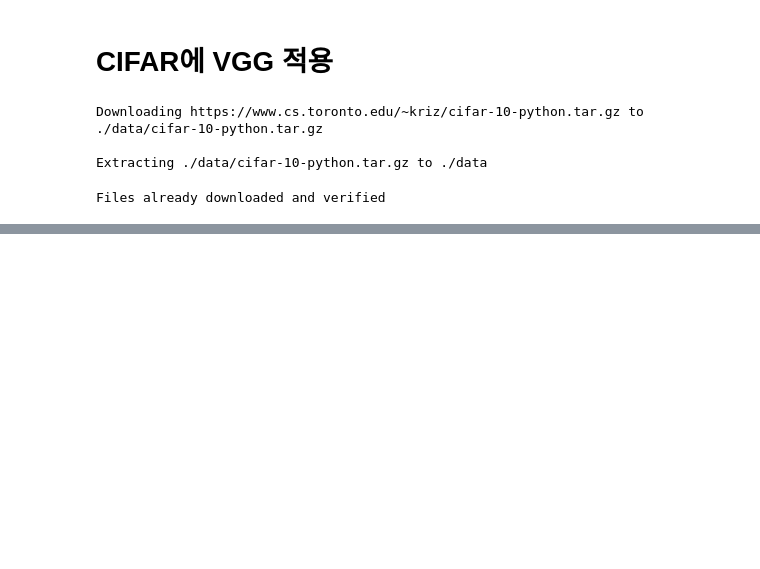
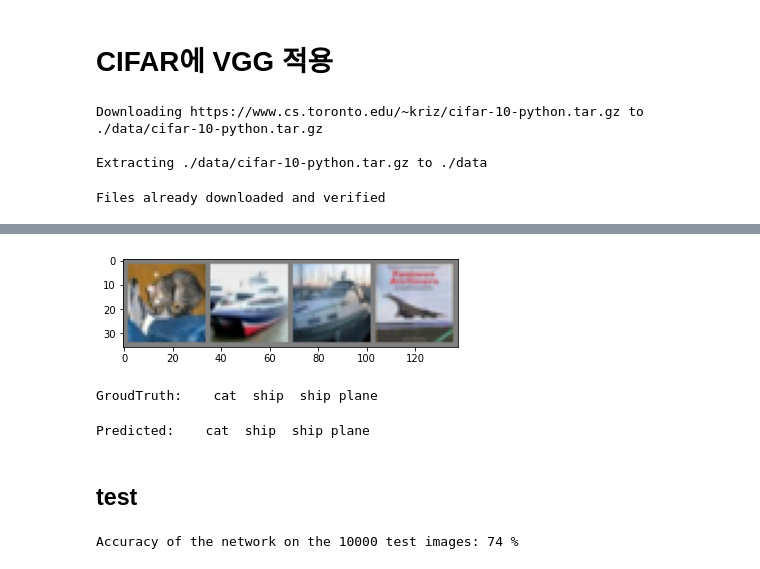
Before and after one commit to hbhb0311/Study, a Jupyter notebook: Pytorch/PART3-CNN/VGG.ipynb, the cells around one changed output, grey strips where cells are left out. Drawn from its saved outputs; the diff is of its cells as text; code cells hidden in the pictures; blank space fills up the shorter version.

```diff
--- a/Pytorch/PART3-CNN/VGG.ipynb
+++ b/Pytorch/PART3-CNN/VGG.ipynb
@@ -177,0 +278,20 @@ cfg = [32, 32, 'M', 64, 64, 128, 128, 128, 'M', 256, 256, 256, 512, 512, 512, 'M
+# %%
+import matplotlib.pyplot as plt
+import numpy as np
+%matplotlib inline
+# functions to show an image
+
+def imshow(img):
+    img = img / 2 + 0.5     # unnormalize
+    npimg = img.numpy()
+    plt.imshow(np.transpose(npimg, (1, 2, 0)))
+    plt.show()
+# %%
+dataiter = iter(testloader)
+images, labels = dataiter.next()
+
+imshow(torchvision.utils.make_grid(images))
+print('GroudTruth: ', ' '.join('%5s' % classes[labels[j]] for j in range(4)))
+# %% [output]
+[figure, added]
+GroudTruth:    cat  ship  ship plane
@@ -177,0 +300,24 @@ cfg = [32, 32, 'M', 64, 64, 128, 128, 128, 'M', 256, 256, 256, 512, 512, 512, 'M
+# %%
+_, predicted = torch.max(outputs, 1)
+print('Predicted: ', ' '.join('%5s' % classes[predicted[j]] for j in range(4)))
+# %% [output]
+Predicted:    cat  ship  ship plane
+# %% [markdown]
+## test
+# %%
+correct = 0
+total = 0
+
+with torch.no_grad():
+    for data in testloader:
+        images, labels = data
+        images, labels = images.to(device), labels.to(device)
+
+        outputs = vgg16(images)
+        _, predicted = torch.max(outputs.data, 1)
+        total += labels.size(0)
+        correct += (predicted == labels).sum().item()
+
+print('Accuracy of the network on the 10000 test images: %d %%' % (100 * correct / total))
+# %% [output]
+Accuracy of the network on the 10000 test images: 74 %
```
Also changed, not shown: parts of 8 cells of this notebook.
